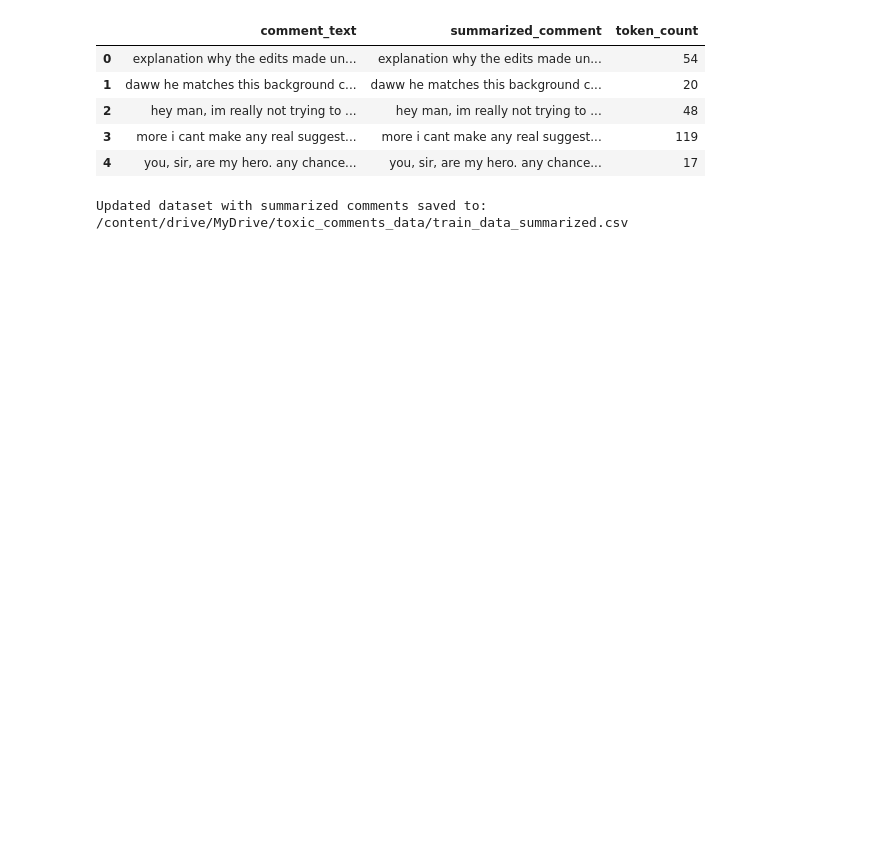
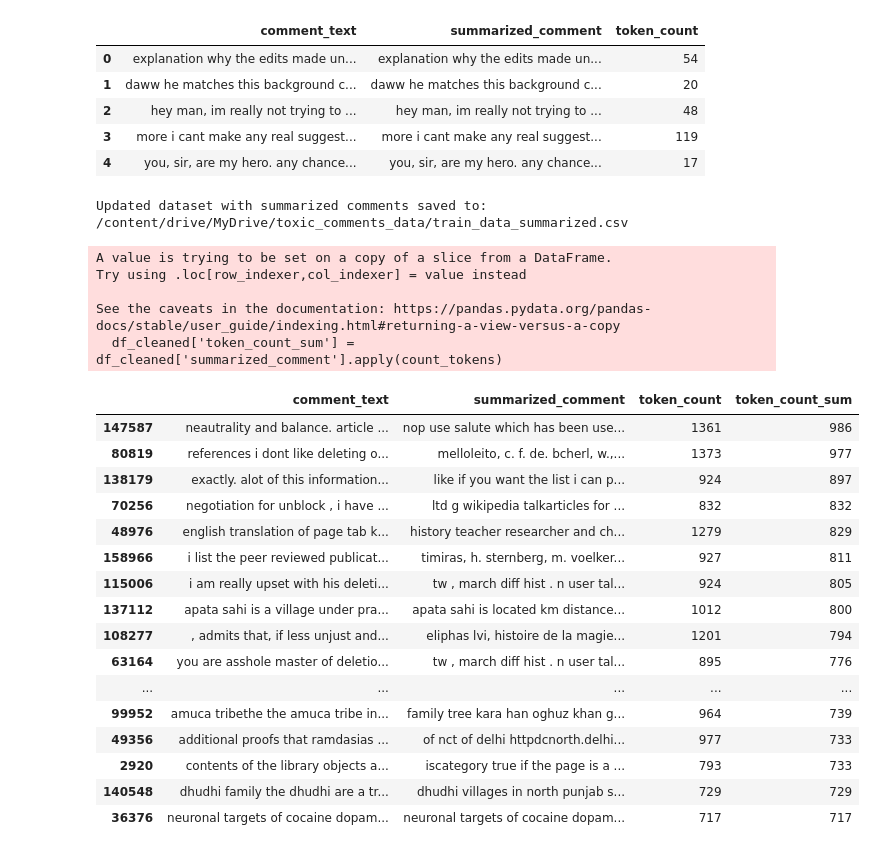
Before and after one commit to alex-nuclearboy/goit-python-ds-project, a Jupyter notebook: toxic_dataset_cleaning_alex.ipynb, the cells around one changed output. Cells and saved outputs as stored; diff of their text form; code cells hidden in the pictures; blank space fills up the shorter version.

```diff
--- a/toxic_dataset_cleaning_alex.ipynb
+++ b/toxic_dataset_cleaning_alex.ipynb
@@ -398,3 +327,38 @@ See the caveats in the documentation: https://pandas.pydata.org/pandas-docs/stab
+# %%
+# Function for shortening the text of comments
+def summarize_comments(text, max_tokens=512):
+    # Text tokenisation
+    inputs = tokenizer(text, return_tensors="pt", max_length=4096, truncation=True)
+
+    # Generate shortened text
+    with torch.no_grad():  # Disable the calculation of gradients
+        summary_ids = model.generate(inputs['input_ids'], max_length=max_tokens + inputs['input_ids'].shape[1])
+
+    # Decoding the summary
+    summary = tokenizer.decode(summary_ids[0], skip_special_tokens=True)
+    return summary
+# %%
+# Create a new column 'summarized_comment'
+summarized_comments = []
+
+# Iterate through each row in the DataFrame
+for idx, row in df_cleaned.iterrows():
+    # Get the comment text and token count for the current row
+    comment_text = row['comment_text']
+    token_count = row['token_count']
+
+    # If the token count is greater than 512, summarize the comment
+    if token_count > 512:
+        summarized_comment = summarize_comments(comment_text)
+    else:
+        # If the token count is 512 or less, keep the original comment
+        summarized_comment = comment_text
+
+    # Append the summarized or original comment to the list
+    summarized_comments.append(summarized_comment)
+
+# Update the DataFrame with the new column of summarized comments
+df_cleaned['summarized_comment'] = summarized_comments
 # %%
 # Display the DataFrame with summarized comments
 df_cleaned[['comment_text', 'summarized_comment', 'token_count']].head()
@@ -413,3 +377,35 @@ df_cleaned.to_csv(output_summarized_file_path, index=False)
 print(f"Updated dataset with summarized comments saved to: {output_summarized_file_path}")
 # %% [output]
 Updated dataset with summarized comments saved to: /content/drive/MyDrive/toxic_comments_data/train_data_summarized.csv
+# %%
+# Add a new column with the token count
+df_cleaned['token_count_sum'] = df_cleaned['summarized_comment'].apply(count_tokens)
+
+# Sort the DataFrame by token count in descending order and get the top 20 comments
+top_20_comments = df_cleaned.sort_values(by='token_count_sum', ascending=False).head(20)
+
+# Display the comments and their token counts
+top_20_comments[['comment_text', 'summarized_comment', 'token_count', 'token_count_sum']]
+# %% [output]
+A value is trying to be set on a copy of a slice from a DataFrame.
+Try using .loc[row_indexer,col_indexer] = value instead
+
+See the caveats in the documentation: https://pandas.pydata.org/pandas-docs/stable/user_guide/indexing.html#returning-a-view-versus-a-copy
+  df_cleaned['token_count_sum'] = df_cleaned['summarized_comment'].apply(count_tokens)
+|  | comment_text | summarized_comment | token_count | token_count_sum |
+| 147587 | neautrality and balance. article ... | nop use salute which has been use... | 1361 | 986 |
+| 80819 | references i dont like deleting o... | melloleito, c. f. de. bcherl, w.,... | 1373 | 977 |
+| 138179 | exactly. alot of this information... | like if you want the list i can p... | 924 | 897 |
+| 70256 | negotiation for unblock , i have ... | ltd g wikipedia talkarticles for ... | 832 | 832 |
+| 48976 | english translation of page tab k... | history teacher researcher and ch... | 1279 | 829 |
+| 158966 | i list the peer reviewed publicat... | timiras, h. sternberg, m. voelker... | 927 | 811 |
+| 115006 | i am really upset with his deleti... | tw , march diff hist . n user tal... | 924 | 805 |
+| 137112 | apata sahi is a village under pra... | apata sahi is located km distance... | 1012 | 800 |
+| 108277 | , admits that, if less unjust and... | eliphas lvi, histoire de la magie... | 1201 | 794 |
+| 63164 | you are asshole master of deletio... | tw , march diff hist . n user tal... | 895 | 776 |
+| ... | ... | ... | ... | ... |
+| 99952 | amuca tribethe the amuca tribe in... | family tree kara han oghuz khan g... | 964 | 739 |
+| 49356 | additional proofs that ramdasias ... | of nct of delhi httpdcnorth.delhi... | 977 | 733 |
+| 2920 | contents of the library objects a... | iscategory true if the page is a ... | 793 | 733 |
+| 140548 | dhudhi family the dhudhi are a tr... | dhudhi villages in north punjab s... | 729 | 729 |
+| 36376 | neuronal targets of cocaine dopam... | neuronal targets of cocaine dopam... | 717 | 717 |
```
Also changed, not shown: parts of 3 cells of this notebook.
